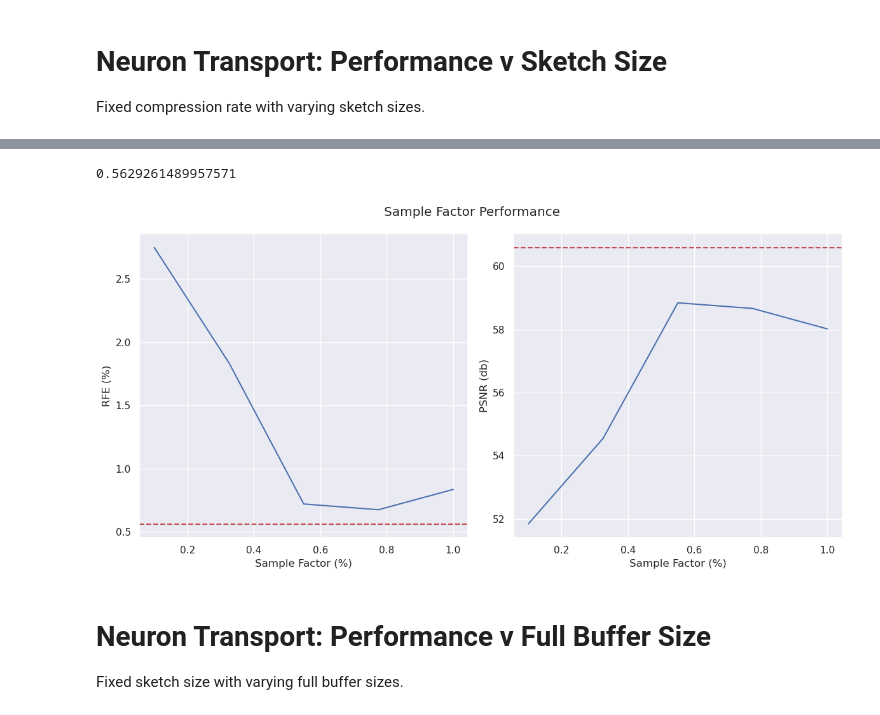
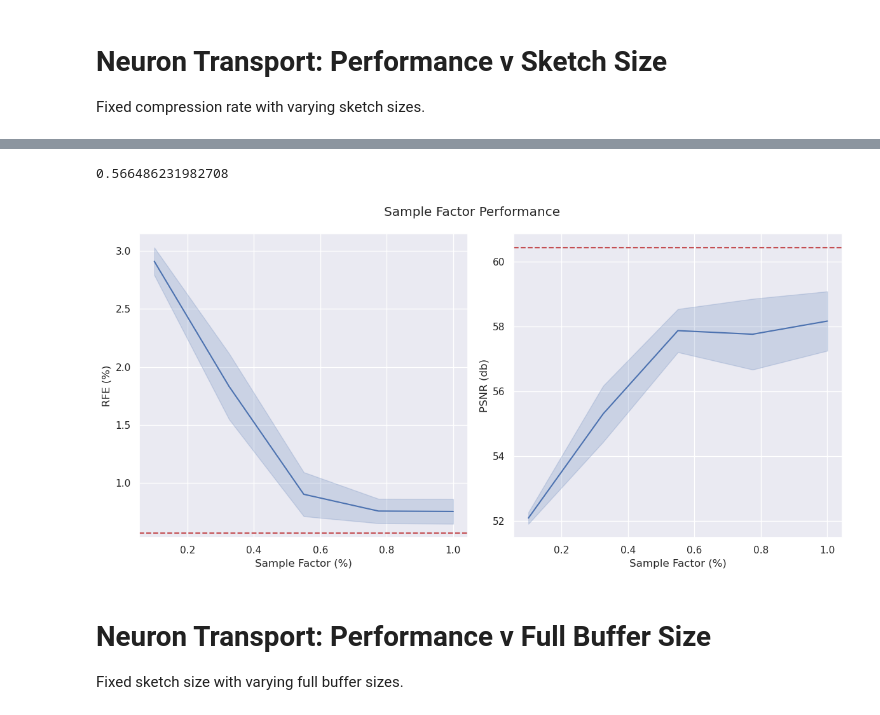
Before and after one commit to RS-Coop/Implicit-Neural-Compression, a Jupyter notebook: Paper Results.ipynb, the cells around one changed output, grey strips where cells are left out. Saved outputs shown, nothing was run; the diff lists cells and outputs as text; code cells hidden in the pictures.

```diff
--- a/Paper Results.ipynb
+++ b/Paper Results.ipynb
@@ -65,12 +65,16 @@ log_dir = "lightning_logs/neuron_transport/"
 experiments = [f"hnet_online_fjlt_%_{i}" for i in range(0,4)]
 experiments.append("hnet_online_fjlt")
 
-df = pd.DataFrame(columns=["Sample Factor", "RFE", "PSNR"])
-sample_factors = np.linspace(0.001, 0.01, 5)
+# df = pd.DataFrame(columns=["Sample Factor", "PSNR", "RFE"])
+sample_factors = np.linspace(0.001, 0.01, 5)*100
+dfs = []
 
 for i, experiment in enumerate(experiments):
     reader = tb.SummaryReader(log_dir+experiment)
     df_ = reader.scalars
-    df_ = df_[df_["tag"].isin(["real_test_avg_PSNR", "real_test_avg_RFError"])]
+    PSNR = df_[df_["tag"] == "real_test_avg_PSNR"]["value"]
+    RFE = df_[df_["tag"] == "real_test_avg_RFError"]["value"]*100
 
-    df.loc[i] = [sample_factors[i]*100, df_.loc[1,"value"]*100, df_.loc[0,"value"]]
+    dfs.append(pd.DataFrame({"Sample Factor": sample_factors[i], "PSNR": PSNR.to_numpy(), "RFE": RFE.to_numpy()}))
+
+df = pd.concat(dfs, ignore_index=True)
@@ -88,31 +103,31 @@ df
 df_ = tb.SummaryReader(log_dir+"hnet_offline_full").scalars
 df_ = df_[df_["tag"].isin(["real_test_avg_PSNR", "real_test_avg_RFError"])]
 
-df_offline = pd.DataFrame(columns=["RFE", "PSNR"])
-df_offline.loc[0] = [df_.loc[1,"value"]*100, df_.loc[0,"value"]]
+mean_PSNR = np.mean(df_[df_["tag"] == "real_test_avg_PSNR"]["value"])
+mean_RFE = np.mean(df_[df_["tag"] == "real_test_avg_RFError"]["value"]*100)
 # %%
-df_offline["RFE"][0]
+mean_RFE
 # %% [output]
-0.5629261489957571
+0.566486231982708
 # %%
 #Plot
 fig, ax = plt.subplots(1,2,figsize=(12,6))
 
-sns.lineplot(data=df, x="Sample Factor", y="RFE", ax=ax[0])
-ax[0].axhline(df_offline["RFE"][0], c="r", ls="--")
+sns.lineplot(data=df, x="Sample Factor", y="RFE", ax=ax[0], errorbar="sd")
+ax[0].axhline(mean_RFE, c="r", ls="--")
 ax[0].set_xlabel("Sample Factor (%)")
 ax[0].set_ylabel("RFE (%)")
 
-sns.lineplot(data=df, x="Sample Factor", y="PSNR", ax=ax[1])
-ax[1].axhline(df_offline["PSNR"][0], c="r", ls="--")
+sns.lineplot(data=df, x="Sample Factor", y="PSNR", ax=ax[1], errorbar="sd")
+ax[1].axhline(mean_PSNR, c="r", ls="--")
 ax[1].set_xlabel("Sample Factor (%)")
 ax[1].set_ylabel("PSNR (db)")
 
 fig.suptitle("Sample Factor Performance")
 
 fig.tight_layout()
 # %% [output]
-[figure, old version]
+[figure, new version]
 # %%
 fig.savefig("misc/figures/sample-factor-performance.png")
 # %% [markdown]
```
Also changed, not shown: parts of 3 cells of this notebook, 5 other files.
